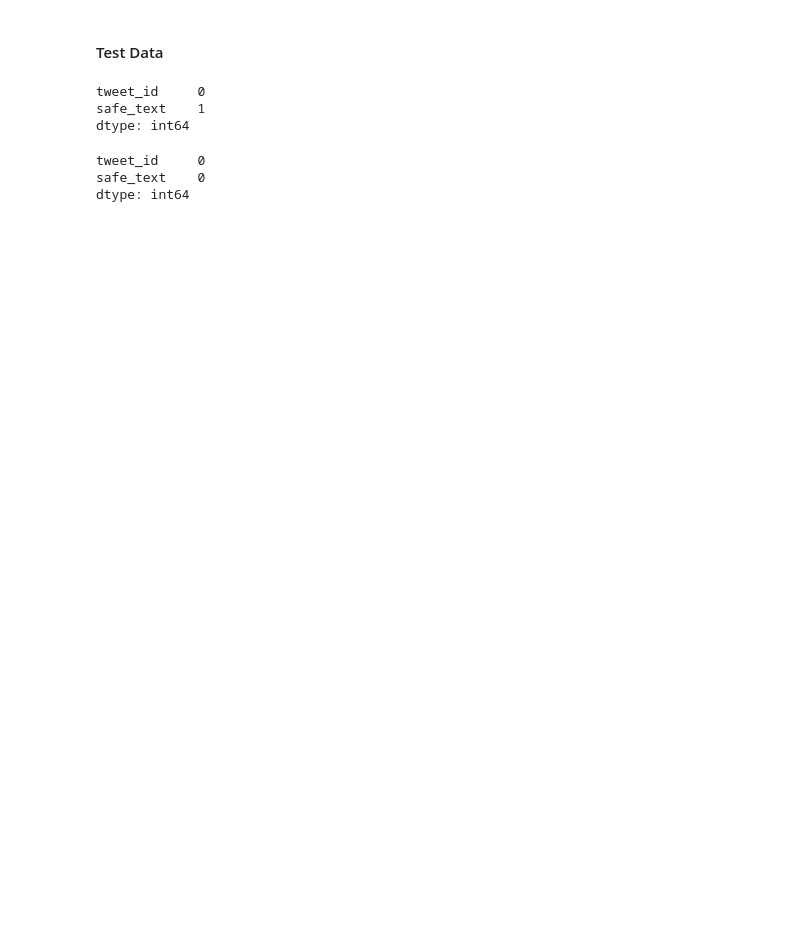
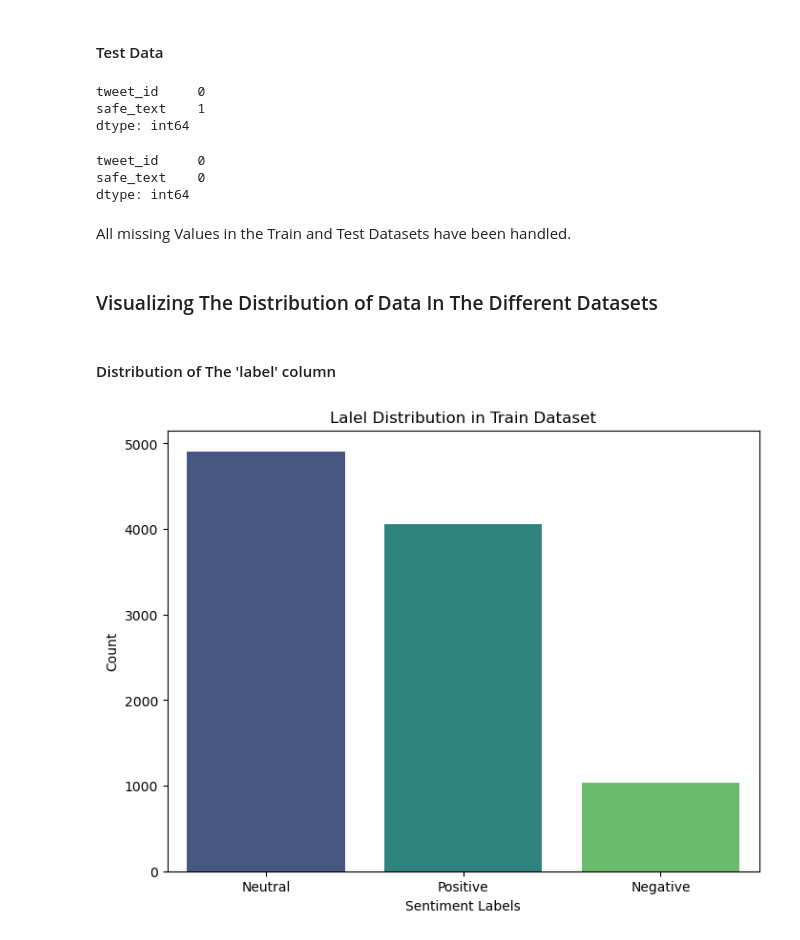
Before and after one commit to rasmodev/NLP-Vaccination-Sentiment-Analysis, a Jupyter notebook: NLP-Vaccination-Sentiment-Analysis.ipynb, the cells around one changed output. Cells and saved outputs as stored; diff of their text form; code cells hidden in the pictures; blank space fills up the shorter version.

```diff
--- a/NLP-Vaccination-Sentiment-Analysis.ipynb
+++ b/NLP-Vaccination-Sentiment-Analysis.ipynb
@@ -134,3 +148,23 @@ test_df.isnull().sum()
 tweet_id     0
 safe_text    0
 dtype: int64
+# %% [markdown]
+All missing Values in the Train and Test Datasets have been handled.
+# %% [markdown]
+### Visualizing The Distribution of Data In The Different Datasets
+# %% [markdown]
+#### Distribution of The 'label' column
+# %%
+# Replace numeric sentiment labels with descriptive words
+label_mapping = {-1: 'Negative', 0: 'Neutral', 1: 'Positive'}
+train_df['label'] = train_df['label'].map(label_mapping)
+
+# Class Distribution in 'label' column with 'viridis' color palette
+plt.figure(figsize=(8, 6))
+sns.countplot(data=train_df, x='label', palette='viridis')
+plt.title('Lalel Distribution in Train Dataset')
+plt.xlabel('Sentiment Labels')
+plt.ylabel('Count')
+plt.show()
+# %% [output]
+[figure, added]
```
Also changed, not shown: parts of 50 cells of this notebook.
